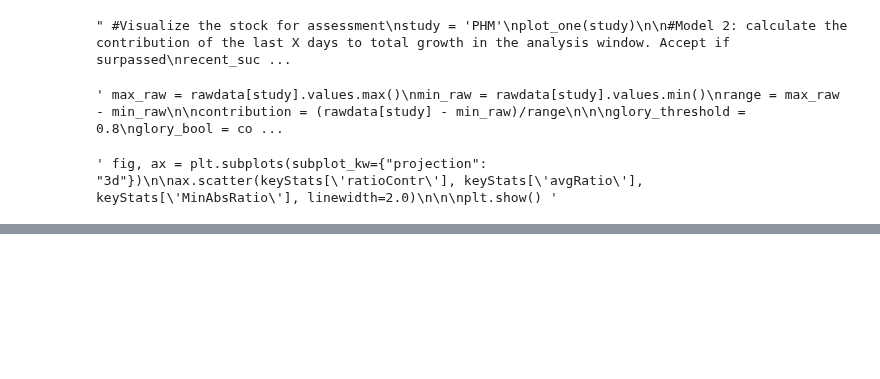
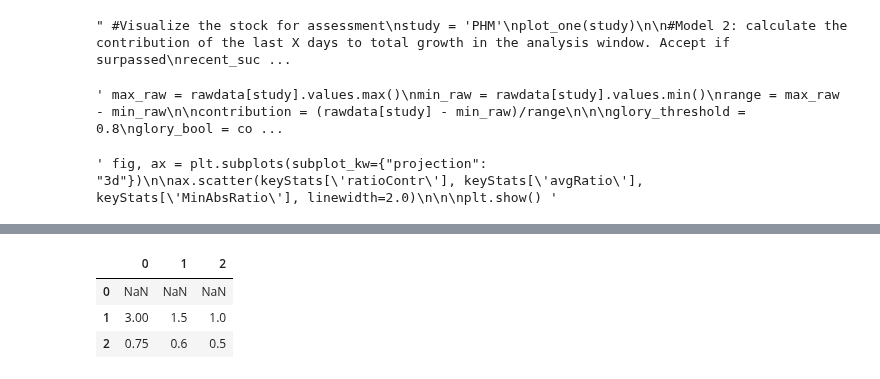
Before and after one commit to pablomleal/TA_Lib, a Jupyter notebook: index.ipynb, the cells around one changed output, grey strips where cells are left out. Cells and saved outputs as stored; diff of their text form; code cells hidden in the pictures; blank space fills up the shorter version.

```diff
--- a/index.ipynb
+++ b/index.ipynb
@@ -340,0 +393,14 @@ keyStats.sort_values(by='avgRatio', ascending=False, inplace=True)
+# %%
+import pandas as pd
+
+test = pd.DataFrame([[1, 2, 3], [4,5,6], [7, 8, 9]])
+
+test
+
+result = test.pct_change()
+result
+# %% [output]
+|  | 0 | 1 | 2 |
+| 0 | NaN | NaN | NaN |
+| 1 | 3.00 | 1.5 | 1.0 |
+| 2 | 0.75 | 0.6 | 0.5 |
```
Also changed, not shown: parts of 10 cells of this notebook, 1 other file.
